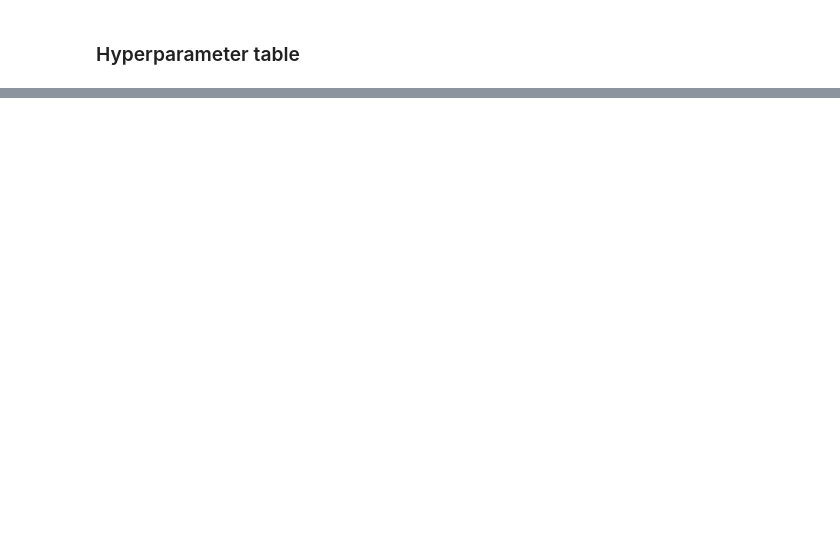
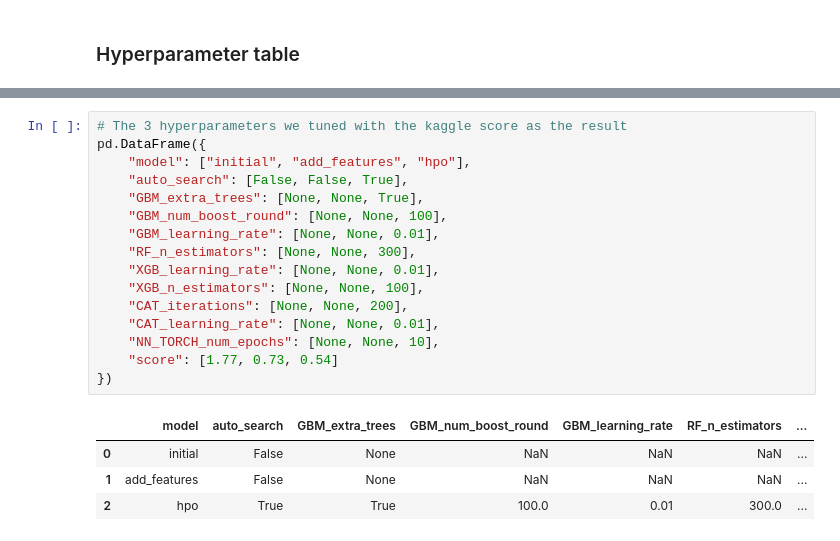
Before and after one commit to vaishnavivinod/cd0385-project-starter, a Jupyter notebook: project/project-template.ipynb, the cells around one changed output, grey strips where cells are left out. Drawn from its saved outputs; the diff is of its cells as text; blank space fills up the shorter version.

```diff
--- a/project/project-template.ipynb
+++ b/project/project-template.ipynb
@@ -553,0 +649,21 @@ pd.DataFrame({
+# %%
+# The 3 hyperparameters we tuned with the kaggle score as the result
+pd.DataFrame({
+    "model": ["initial", "add_features", "hpo"],
+    "auto_search": [False, False, True],
+    "GBM_extra_trees": [None, None, True],
+    "GBM_num_boost_round": [None, None, 100],
+    "GBM_learning_rate": [None, None, 0.01],
+    "RF_n_estimators": [None, None, 300],
+    "XGB_learning_rate": [None, None, 0.01],
+    "XGB_n_estimators": [None, None, 100],
+    "CAT_iterations": [None, None, 200],
+    "CAT_learning_rate": [None, None, 0.01],
+    "NN_TORCH_num_epochs": [None, None, 10],
+    "score": [1.77, 0.73, 0.54]
+})
+# %% [output]
+|  | model | auto_search | GBM_extra_trees | GBM_num_boost_round | GBM_learning_rate | RF_n_estimators | ... |
+| 0 | initial | False | None | NaN | NaN | NaN | ... |
+| 1 | add_features | False | None | NaN | NaN | NaN | ... |
+| 2 | hpo | True | True | 100.0 | 0.01 | 300.0 | ... |
```
Also changed, not shown: parts of 11 cells of this notebook, 9 other files.
